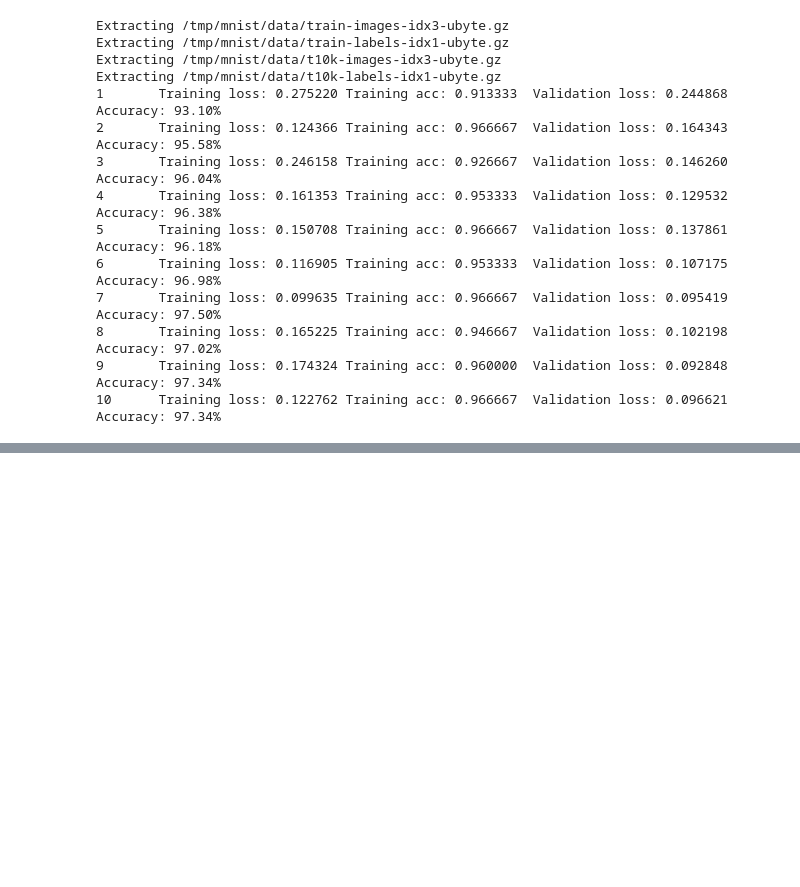
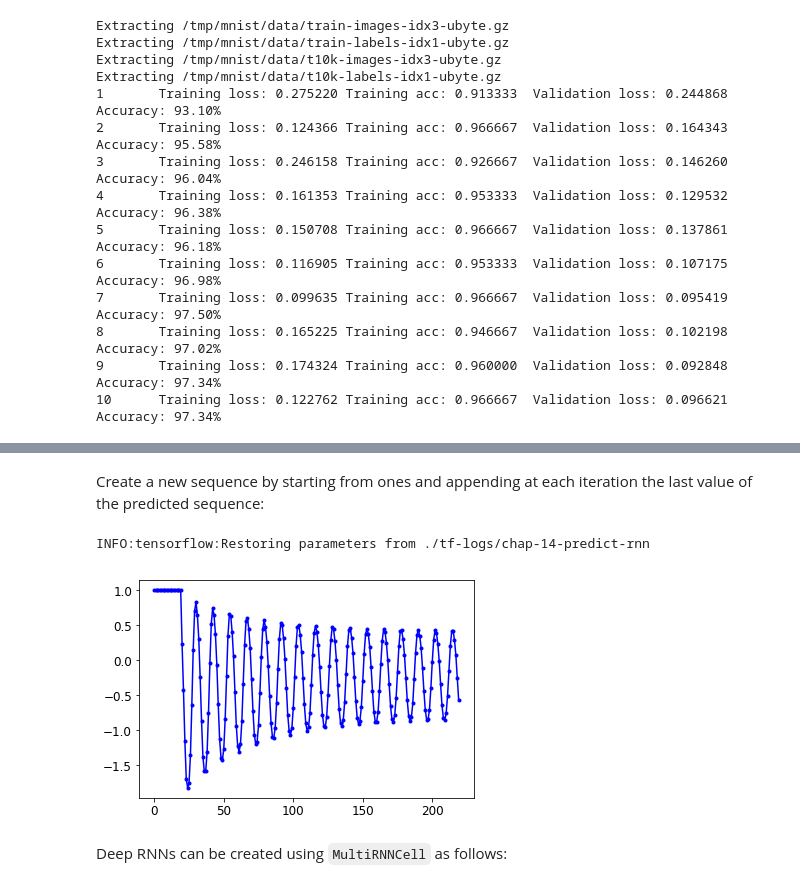
Before and after one commit to ksaaskil/machine-learning-examples, a Jupyter notebook: tensorflow/Recurrent Neural Networks with TensorFlow.ipynb, the cells around one changed output, grey strips where cells are left out. Saved outputs shown, nothing was run; the diff lists cells and outputs as text; code cells hidden in the pictures; blank space fills up the shorter version.

```diff
--- a/tensorflow/Recurrent Neural Networks with TensorFlow.ipynb
+++ b/tensorflow/Recurrent Neural Networks with TensorFlow.ipynb
@@ -212,0 +400,20 @@ Extracting /tmp/mnist/data/t10k-labels-idx1-ubyte.gz
+# %% [markdown]
+Create a new sequence by starting from ones and appending at each iteration the last value of the predicted sequence:
+# %%
+sequence = [1.] * n_steps
+
+with tf.Session() as sess:
+    saver.restore(sess, './tf-logs/chap-14-predict-rnn')
+
+    for i in range(200):
+        X_batch = np.array(sequence[-n_steps:]).reshape(1, n_steps, 1).astype(np.float32)
+        y_pred = sess.run(outputs, feed_dict={X: X_batch})
+        sequence.append(y_pred[0, -1, 0])
+
+plt.plot(sequence, 'b.-')
+plt.show()
+# %% [output]
+INFO:tensorflow:Restoring parameters from ./tf-logs/chap-14-predict-rnn
+[figure, added]
+# %% [markdown]
+Deep RNNs can be created using `MultiRNNCell` as follows:
```
Also changed, not shown: parts of 18 cells of this notebook.
